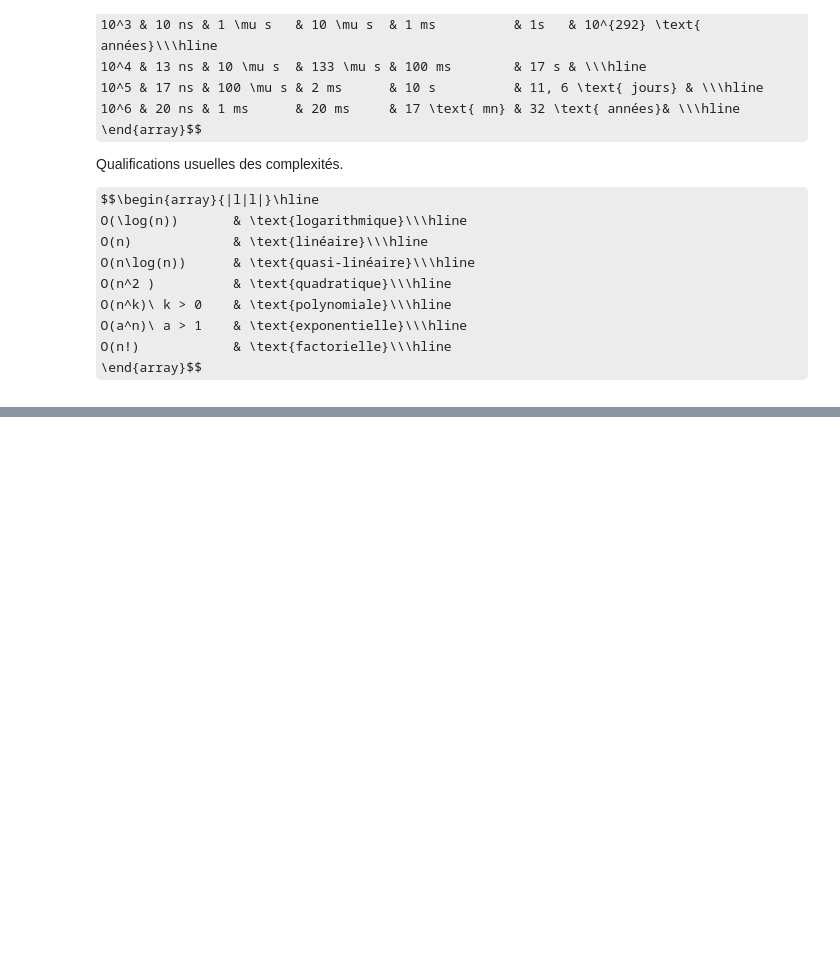
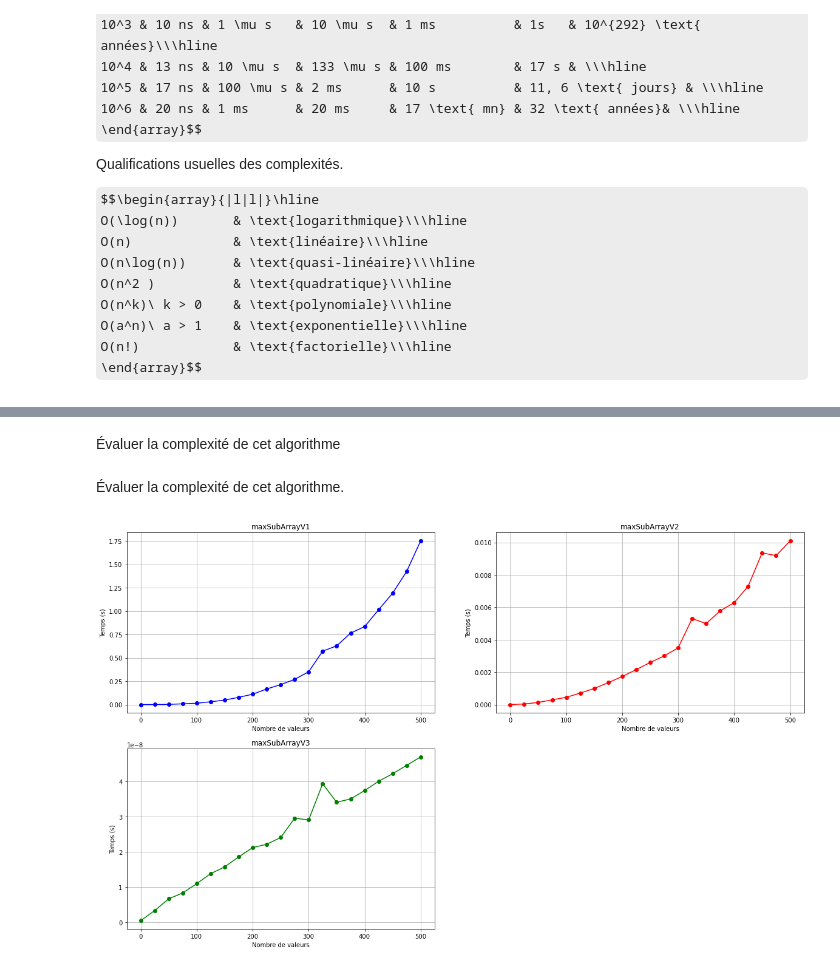
Before and after one commit to christophe33/L1_Informatique2, a Jupyter notebook: cours/Complexite.ipynb, the cells around one changed output, grey strips where cells are left out. Cells and saved outputs as stored; diff of their text form; code cells hidden in the pictures; some formulas as TeX source; blank space fills up the shorter version.

Commit message:
Complexité cours_TD

```diff
--- a/cours/Complexite.ipynb
+++ b/cours/Complexite.ipynb
@@ -202,0 +196,2 @@ def star_naif(n):
+# %% [markdown]
+Évaluer la complexité de cet algorithme
@@ -202,0 +208,64 @@ def star_naif(n):
+# %% [markdown]
+Évaluer la complexité de cet algorithme.
+# %%
+def maxSubArrayV3(t:array, n:int)->int:
+    s_max = 0
+    current_max = 0
+    for i in range(n):
+        current_max += t[i]
+        if current_max < 0:
+            current_max = 0
+        if s_max < current_max:
+            s_max = current_max
+    return s_max
+# %%
+data = [i*25 for i in range(21)]
+tempsV1 = [0]*len(data)
+tempsV2 = [0]*len(data)
+tempsV3 = [0]*len(data)
+iteration = 0
+for n in data:
+    t = [randrange(-10, 10) for i in range(n)]
+    start = time()
+    maxSubArrayV1(t, len(t))
+    long = time() - start
+    tempsV1[iteration] = long
+
+    start = time()
+    maxSubArrayV2(t, len(t))
+    long = time() - start
+    tempsV2[iteration] = long
+
+    for i in range(1000):
+        long = 0
+        t = [randrange(-10, 10) for i in range(n)]
+        start = time()
+        maxSubArrayV3(t, len(t))
+        long += time() - start
+    tempsV3[iteration] = long/1000
+    iteration += 1
+
+plt.figure(figsize=(20,12))
+plt.subplot(221)
+plt.plot(data, tempsV1, 'o-b')
+plt.title("maxSubArrayV1")
+plt.xlabel("Nombre de valeurs")
+plt.ylabel("Temps (s)")
+plt.grid()
+
+plt.subplot(222)
+plt.grid()
+plt.plot(data, tempsV2, 'o-r')
+plt.title("maxSubArrayV2")
+plt.xlabel("Nombre de valeurs")
+plt.ylabel("Temps (s)")
+
+plt.subplot(223)
+plt.grid()
+plt.title("maxSubArrayV3")
+plt.xlabel("Nombre de valeurs")
+plt.ylabel("Temps (s)")
+plt.plot(data, tempsV3, 'o-g')
+plt.show()
+# %% [output]
+[figure, added]
```
Also changed, not shown: parts of 8 cells of this notebook, 1 other file.
